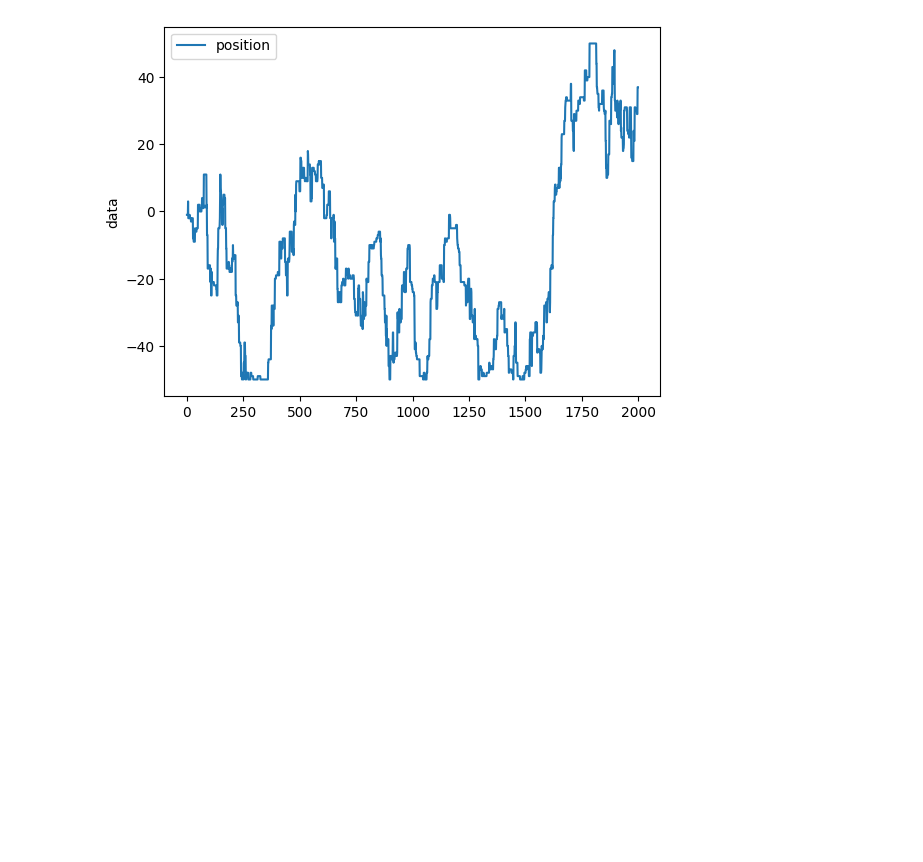
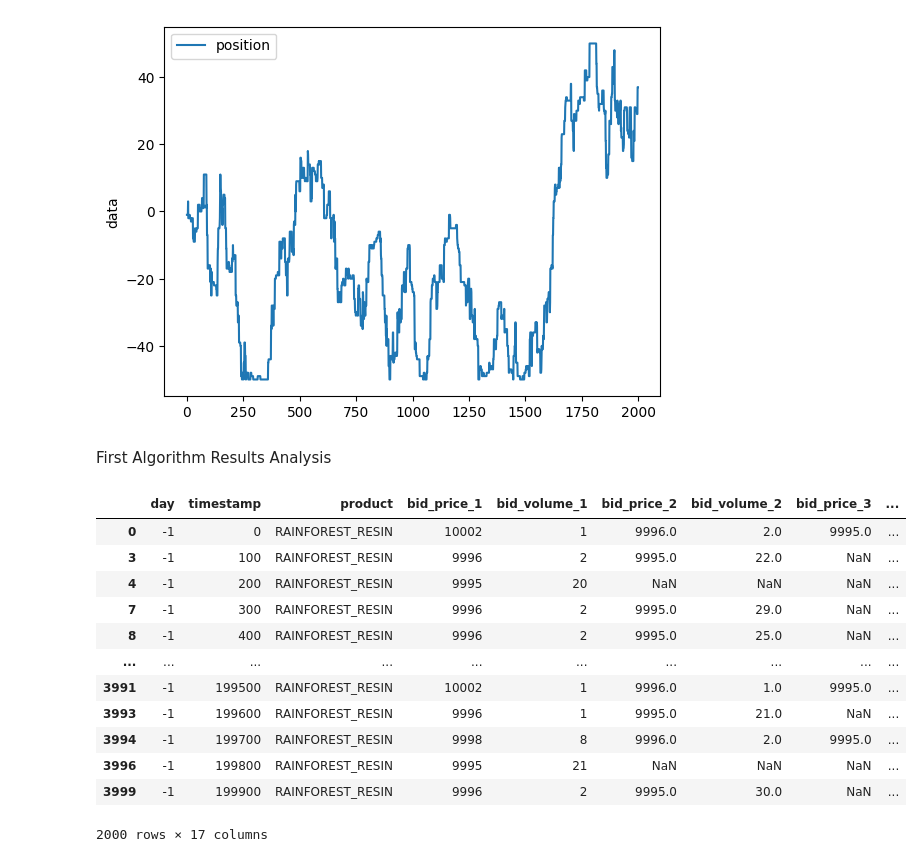
Before and after one commit to Advay-K1/IMC_Prosperity, a Jupyter notebook: analysis/rainforest_resin_round1.ipynb, the cells around one changed output. Cells and saved outputs as stored; diff of their text form; code cells hidden in the pictures; blank space fills up the shorter version.

```diff
--- a/analysis/rainforest_resin_round1.ipynb
+++ b/analysis/rainforest_resin_round1.ipynb
@@ -268,3 +268,23 @@ sns.lineplot(x=df.index, y='data', data=df, label = "position")
 plt.show()
 # %% [output]
 [figure]
+# %% [markdown]
+First Algorithm Results Analysis
+# %%
+df_algo = pd.read_csv("../data/FirstAlgo.csv", delimiter = ";")
+df_algo_rr = df_algo[df_algo["product"] == "RAINFOREST_RESIN"]
+df_algo_rr
+# %% [output]
+|  | day | timestamp | product | bid_price_1 | bid_volume_1 | bid_price_2 | bid_volume_2 | bid_price_3 | ... |
+| 0 | -1 | 0 | RAINFOREST_RESIN | 10002 | 1 | 9996.0 | 2.0 | 9995.0 | ... |
+| 3 | -1 | 100 | RAINFOREST_RESIN | 9996 | 2 | 9995.0 | 22.0 | NaN | ... |
+| 4 | -1 | 200 | RAINFOREST_RESIN | 9995 | 20 | NaN | NaN | NaN | ... |
+| 7 | -1 | 300 | RAINFOREST_RESIN | 9996 | 2 | 9995.0 | 29.0 | NaN | ... |
+| 8 | -1 | 400 | RAINFOREST_RESIN | 9996 | 2 | 9995.0 | 25.0 | NaN | ... |
+| ... | ... | ... | ... | ... | ... | ... | ... | ... | ... |
+| 3991 | -1 | 199500 | RAINFOREST_RESIN | 10002 | 1 | 9996.0 | 1.0 | 9995.0 | ... |
+| 3993 | -1 | 199600 | RAINFOREST_RESIN | 9996 | 1 | 9995.0 | 21.0 | NaN | ... |
+| 3994 | -1 | 199700 | RAINFOREST_RESIN | 9998 | 8 | 9996.0 | 2.0 | 9995.0 | ... |
+| 3996 | -1 | 199800 | RAINFOREST_RESIN | 9995 | 21 | NaN | NaN | NaN | ... |
+| 3999 | -1 | 199900 | RAINFOREST_RESIN | 9996 | 2 | 9995.0 | 30.0 | NaN | ... |
+2000 rows × 17 columns
```
Also changed, not shown: parts of 3 cells of this notebook.
